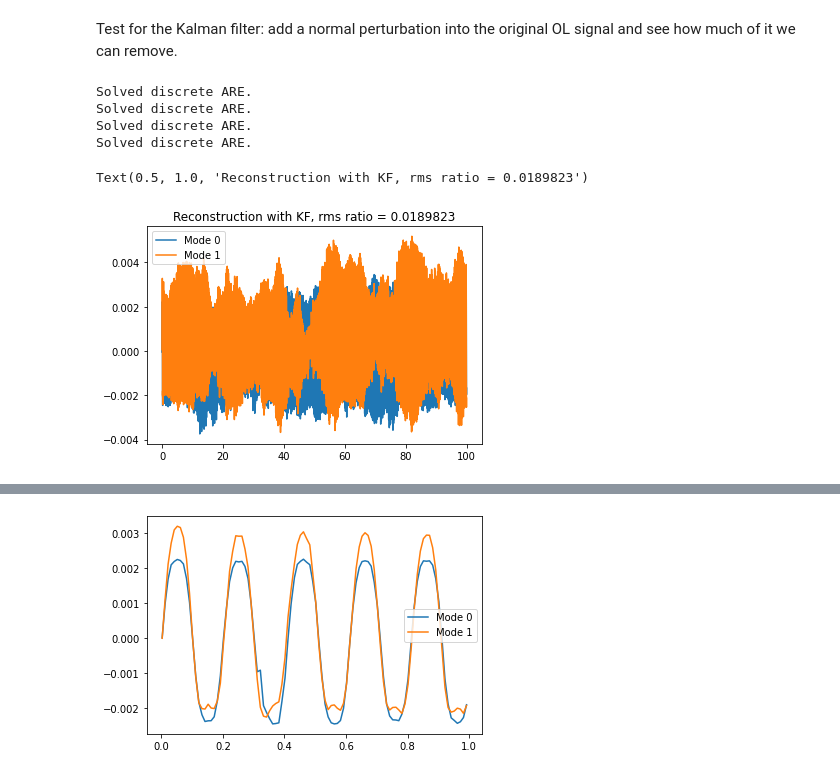
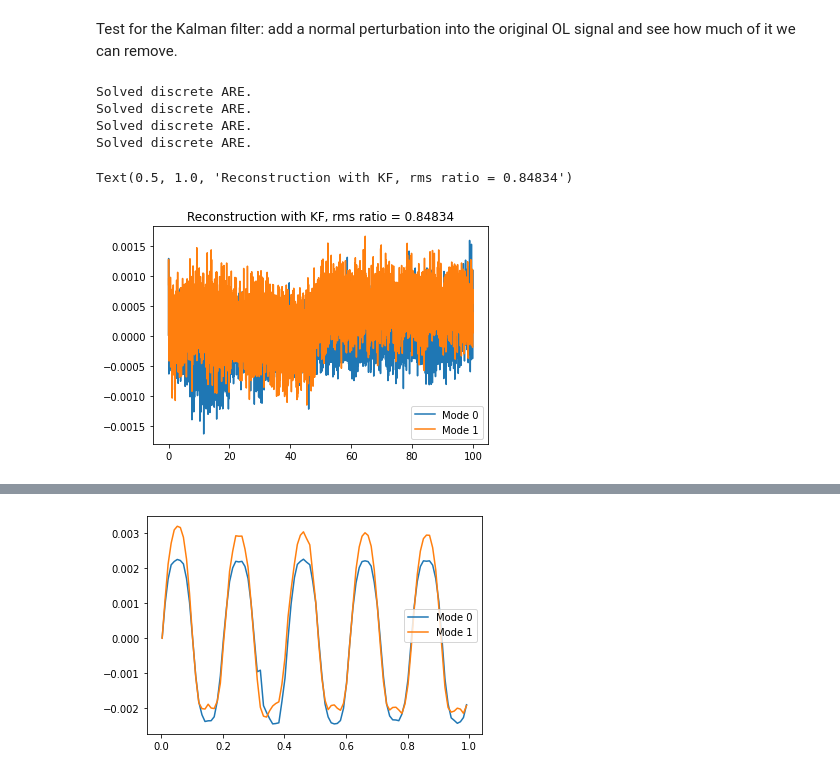
Before and after one commit to aditya-sengupta/seallqg, a Jupyter notebook: notebooks/why_doesnt_seal_lqg_work.ipynb, the cells around one changed output, grey strips where cells are left out. Saved outputs shown, nothing was run; the diff lists cells and outputs as text; code cells hidden in the pictures.

```diff
--- a/notebooks/why_doesnt_seal_lqg_work.ipynb
+++ b/notebooks/why_doesnt_seal_lqg_work.ipynb
@@ -59,7 +59,7 @@ for i in range(2):
 Mode 0 RMS ratio: 0.8279627032475785
 Mode 1 RMS ratio: 0.404198461800716
 # %%
-ident = SystemIdentifier(actual_openloop * dmc2wf)
+ident = SystemIdentifier(actual_openloop * dmc2wf, N_vib_max=1)
 klqg = ident.make_klqg_from_openloop()
 # %% [output]
 Solved discrete ARE.
@@ -77,23 +77,22 @@ plot_tiptilt(reconstructed_measure - pol[:,:2])
 # %% [markdown]
 Test for the Kalman filter: add a normal perturbation into the original OL signal and see how much of it we can remove.
 # %%
-sd = 1e-1
+sd = 5e-4
 ol_noisy = actual_openloop + np.random.normal(0, sd, actual_openloop.shape)
-klqg = ident.make_klqg_from_openloop(model_atm=True, model_vib=True)
+klqg = ident.make_klqg_from_openloop(model_atm=False, model_vib=True)
 # start mods
 klqg.W /= 1e15
 klqg.V = np.eye(2) * sd ** 2
 # end mods
 klqg.recompute()
-klqg.x *= 0
 ol_recon = klqg.filter(ol_noisy, np.zeros(klqg.state_size,)) @ klqg.C.T
 plot_tiptilt(actual_openloop - ol_recon)
 plt.title(f"Reconstruction with KF, rms ratio = {rms(actual_openloop - ol_recon) / sd}")
 # %% [output]
 Solved discrete ARE.
 Solved discrete ARE.
 Solved discrete ARE.
 Solved discrete ARE.
-Text(0.5, 1.0, 'Reconstruction with KF, rms ratio = 0.0189823')
+Text(0.5, 1.0, 'Reconstruction with KF, rms ratio = 0.84834')
-[figure, old version]
+[figure, new version]
 # %%
```
Also changed, not shown: parts of 3 cells of this notebook, 2 other files.
